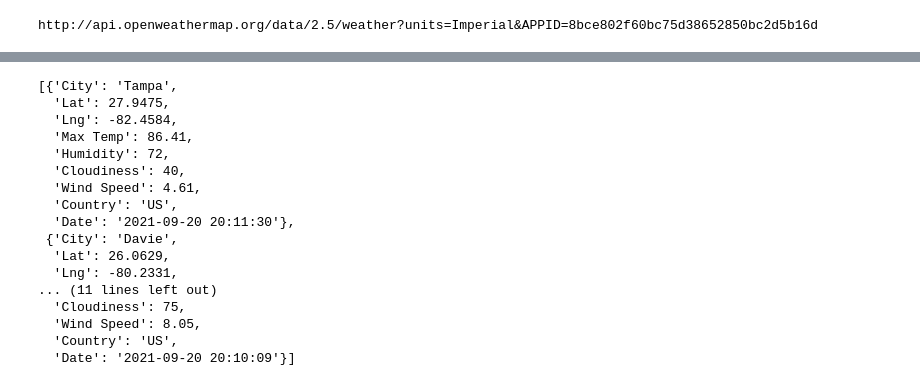
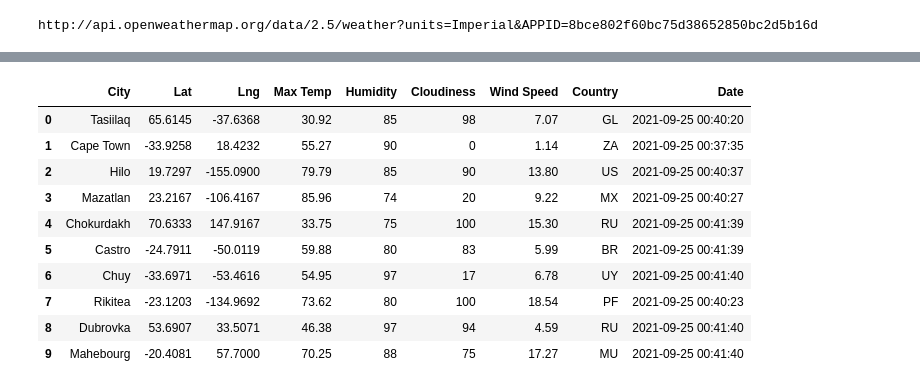
Before and after one commit to skaram16/world_weather_analysis, a Jupyter notebook: WeatherPy.ipynb, the cells around one changed output, grey strips where cells are left out. Saved outputs shown, nothing was run; the diff lists cells and outputs as text; code cells hidden in the pictures.

```diff
--- a/WeatherPy.ipynb
+++ b/WeatherPy.ipynb
@@ -32,3 +32,17 @@ url = "http://api.openweathermap.org/data/2.5/weather?units=Imperial&APPID=" + w
 print(url)
 # %% [output]
 http://api.openweathermap.org/data/2.5/weather?units=Imperial&APPID=8bce802f60bc75d38652850bc2d5b16d
+# %%
+#create a list for holding cities
+cities = []
+
+# identify nearest city for each latitude and longitude combination
+for coordinate in coordinates:
+    city = citipy.nearest_city(coordinate[0], coordinate[1]).city_name
+
+    # if city is unique add to cities list
+    if city not in cities:
+        cities.append(city)
+
+#print city count to confirm sufficient count
+len(cities)
@@ -106,22 +128,18 @@ Processing Record 3 of Set 1 | Miami
 Data Retrieval Complete
 -----------------------------
 # %%
-print(city_data)
+# convert array of dictionaries to a Pandas DataFrame
+city_data_df = pd.DataFrame(city_data)
+city_data_df.head(10)
 # %% [output]
-[{'City': 'Tampa',
-  'Lat': 27.9475,
-  'Lng': -82.4584,
-  'Max Temp': 86.41,
-  'Humidity': 72,
-  'Cloudiness': 40,
-  'Wind Speed': 4.61,
-  'Country': 'US',
-  'Date': '2021-09-20 20:11:30'},
- {'City': 'Davie',
-  'Lat': 26.0629,
-  'Lng': -80.2331,
-... (11 lines left out)
-  'Cloudiness': 75,
-  'Wind Speed': 8.05,
-  'Country': 'US',
-  'Date': '2021-09-20 20:10:09'}]
+|  | City | Lat | Lng | Max Temp | Humidity | Cloudiness | Wind Speed | Country | Date |
+| 0 | Tasiilaq | 65.6145 | -37.6368 | 30.92 | 85 | 98 | 7.07 | GL | 2021-09-25 00:40:20 |
+| 1 | Cape Town | -33.9258 | 18.4232 | 55.27 | 90 | 0 | 1.14 | ZA | 2021-09-25 00:37:35 |
+| 2 | Hilo | 19.7297 | -155.0900 | 79.79 | 85 | 90 | 13.80 | US | 2021-09-25 00:40:37 |
+| 3 | Mazatlan | 23.2167 | -106.4167 | 85.96 | 74 | 20 | 9.22 | MX | 2021-09-25 00:40:27 |
+| 4 | Chokurdakh | 70.6333 | 147.9167 | 33.75 | 75 | 100 | 15.30 | RU | 2021-09-25 00:41:39 |
+| 5 | Castro | -24.7911 | -50.0119 | 59.88 | 80 | 83 | 5.99 | BR | 2021-09-25 00:41:39 |
+| 6 | Chuy | -33.6971 | -53.4616 | 54.95 | 97 | 17 | 6.78 | UY | 2021-09-25 00:41:40 |
+| 7 | Rikitea | -23.1203 | -134.9692 | 73.62 | 80 | 100 | 18.54 | PF | 2021-09-25 00:40:23 |
+| 8 | Dubrovka | 53.6907 | 33.5071 | 46.38 | 97 | 94 | 4.59 | RU | 2021-09-25 00:41:40 |
+| 9 | Mahebourg | -20.4081 | 57.7000 | 70.25 | 88 | 75 | 17.27 | MU | 2021-09-25 00:41:40 |
```
Also changed, not shown: parts of 3 cells of this notebook, 3 other files.
